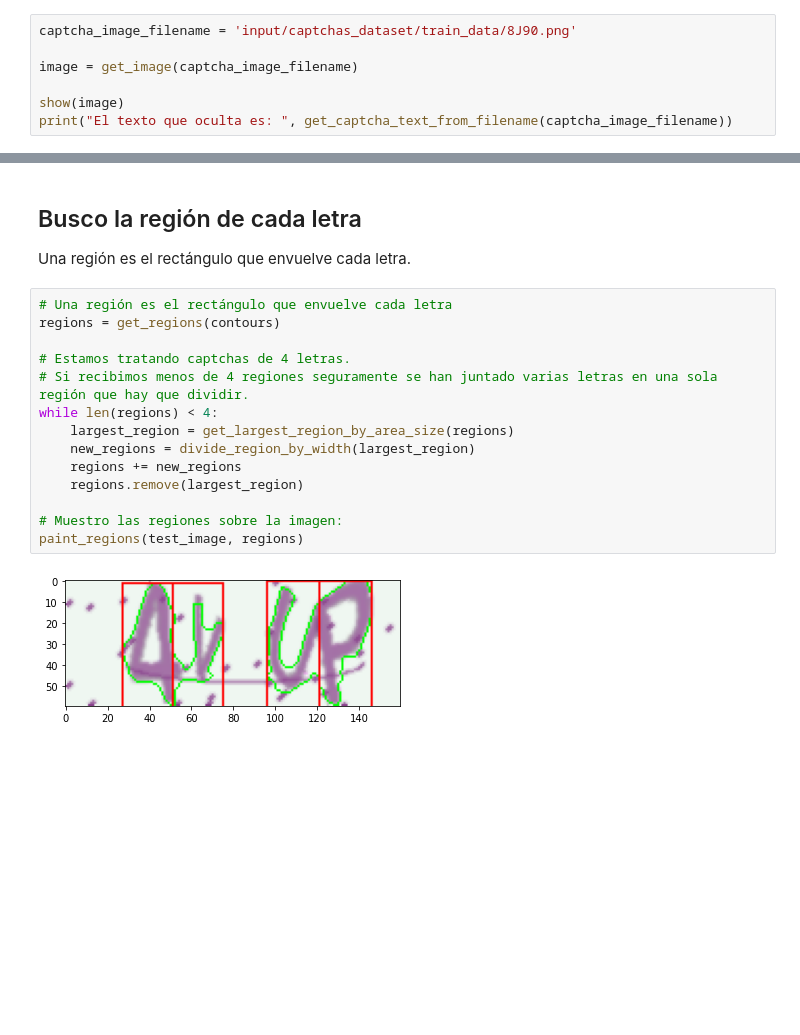
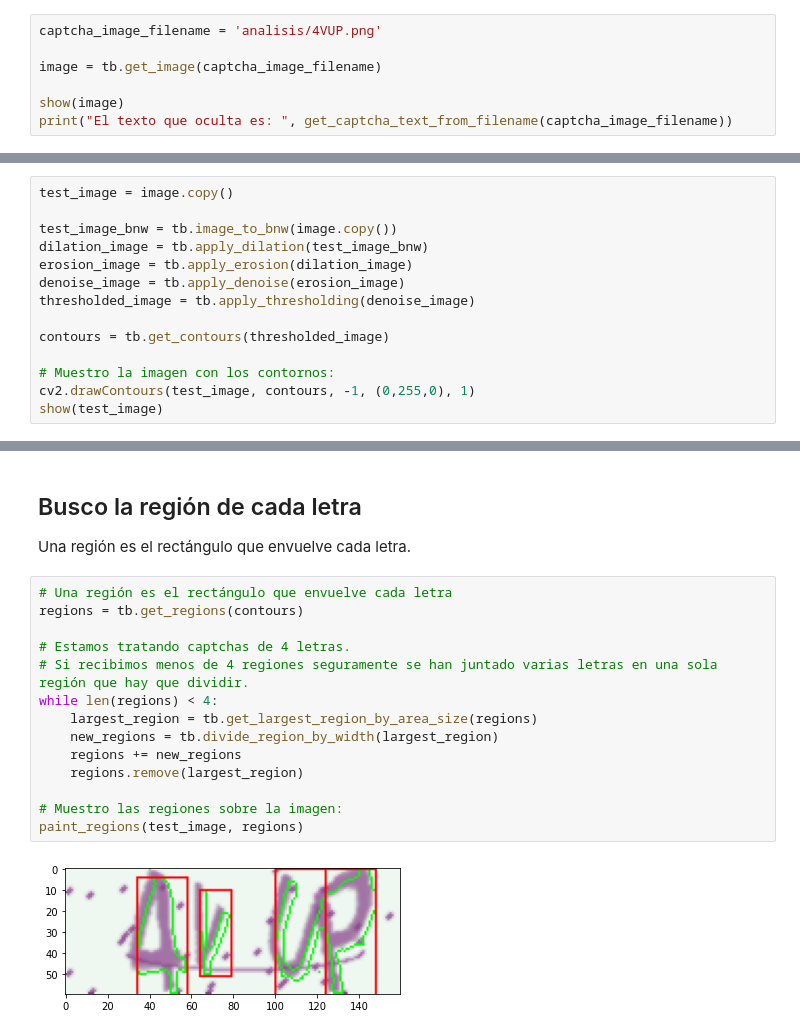
Before and after one commit to rfminguez/w8-proyecto_final-rompe_captcha, a Jupyter notebook: 01 - Creacion Dataset Letras.ipynb, the cells around one changed output, grey strips where cells are left out. Drawn from its saved outputs; the diff is of its cells as text; blank space fills up the shorter version.

```diff
--- a/01 - Creacion Dataset Letras.ipynb
+++ b/01 - Creacion Dataset Letras.ipynb
@@ -113,9 +115,9 @@ def save_letter_image(image, letter, output_folder = 'input/letter_dataset/train
 # %% [markdown]
 ## Cargo la imagen del captcha
 # %%
-captcha_image_filename = 'input/captchas_dataset/train_data/8J90.png'
+captcha_image_filename = 'analisis/4VUP.png'
 
-image = get_image(captcha_image_filename)
+image = tb.get_image(captcha_image_filename)
 
 show(image)
 print("El texto que oculta es: ", get_captcha_text_from_filename(captcha_image_filename))
@@ -234,0 +263,14 @@ show(test_image)
+# %%
+test_image = image.copy()
+
+test_image_bnw = tb.image_to_bnw(image.copy())
+dilation_image = tb.apply_dilation(test_image_bnw)
+erosion_image = tb.apply_erosion(dilation_image)
+denoise_image = tb.apply_denoise(erosion_image)
+thresholded_image = tb.apply_thresholding(denoise_image)
+
+contours = tb.get_contours(thresholded_image)
+
+# Muestro la imagen con los contornos:
+cv2.drawContours(test_image, contours, -1, (0,255,0), 1)
+show(test_image)
@@ -237,19 +281,19 @@ show(test_image)
 Una región es el rectángulo que envuelve cada letra.
 # %%
 # Una región es el rectángulo que envuelve cada letra
-regions = get_regions(contours)
+regions = tb.get_regions(contours)
 
 # Estamos tratando captchas de 4 letras.
 # Si recibimos menos de 4 regiones seguramente se han juntado varias letras en una sola región que hay que dividir.
 while len(regions) < 4:
-    largest_region = get_largest_region_by_area_size(regions)
-    new_regions = divide_region_by_width(largest_region)
+    largest_region = tb.get_largest_region_by_area_size(regions)
+    new_regions = tb.divide_region_by_width(largest_region)
     regions += new_regions
     regions.remove(largest_region)
 
 # Muestro las regiones sobre la imagen:
 paint_regions(test_image, regions)
 # %% [output]
-[figure, old version]
+[figure, new version]
 # %% [markdown]
 # El último paso es guardar una imagen de cada región
```
Also changed, not shown: parts of 23 cells of this notebook, 6 other files.
